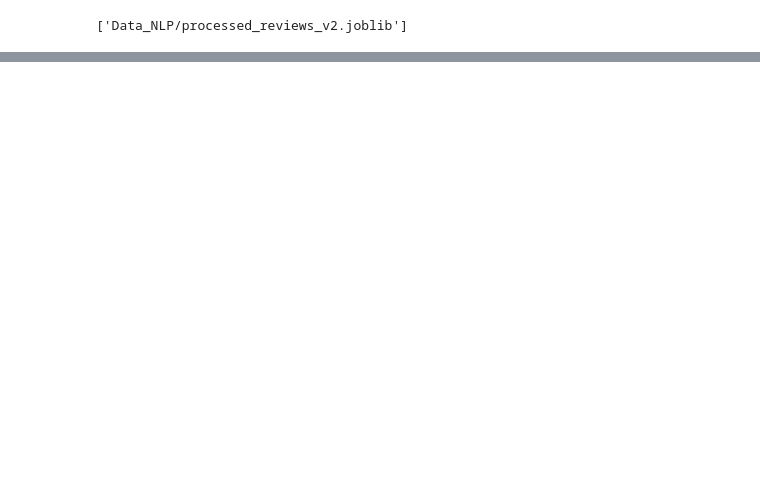
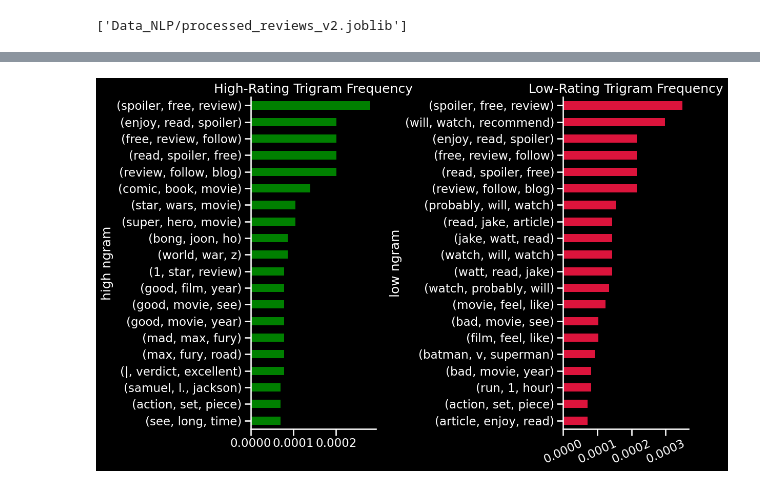
Before and after one commit to carlolopez03/IMDB-Movie-Prediction, a Jupyter notebook: Part5.ipynb, the cells around one changed output, grey strips where cells are left out. Cells and saved outputs as stored; diff of their text form; code cells hidden in the pictures; blank space fills up the shorter version.

```diff
--- a/Part5.ipynb
+++ b/Part5.ipynb
@@ -273,0 +530,16 @@ fig.suptitle("Comparing Bigrams", y=1.05, fontsize="xx-large");
+# %%
+## Calculate high-rating trigram scores
+high_ngram_scores = high_finder.score_ngrams(measures.raw_freq)
+# Save as a dataframe
+high_ngram_scores_df = pd.DataFrame(high_ngram_scores, columns=['high ngram', 'high score'])
+
+
+
+## Calculate low-rating ngram scores
+low_ngram_scores = low_finder.score_ngrams(measures.raw_freq)
+# Save as a dataframe
+low_ngram_scores_df = pd.DataFrame(low_ngram_scores, columns=['low ngram', 'low score'])
+
+
+## Display the frequency scores
+display(high_ngram_scores_df.head(10),low_ngram_scores_df.head(10))
@@ -273,0 +569,31 @@ fig.suptitle("Comparing Bigrams", y=1.05, fontsize="xx-large");
+# %%
+def plot_group_ngrams( low_ngram_scores, high_ngram_scores,
+                       plot_col_low="low score",top_n=20,
+                      plot_col_high="high score",figsize=(12, 8),):
+    # Get top n ngrams for both groups (set index for easier pandas plotting)
+    top_n_ngrams_high = high_ngram_scores.set_index("high ngram").head(top_n)
+    top_n_ngrams_low = low_ngram_scores.set_index("low ngram").head(top_n)
+
+    ## Plot the ngram frequencies
+    fig, axes = plt.subplots(ncols=2, figsize=figsize)
+    plt.xticks(rotation = 25)
+    #
+    top_n_ngrams_high[plot_col_high].sort_values().plot(
+        kind="barh", title="High-Rating Trigram Frequency", ax=axes[0], color="green"
+    )
+
+    top_n_ngrams_low[plot_col_low].sort_values().plot(
+        kind="barh", title="Low-Rating Trigram Frequency", color="crimson", ax=axes[1]
+    )
+    for ax in axes:
+        ax.spines["top"].set_visible(False)  # Remove the top spine
+        ax.spines["right"].set_visible(False)  # Remove the right spine
+
+    fig.tight_layout()
+    return fig
+# %%
+with plt.style.context(['dark_background',]):
+    with sns.plotting_context("talk"):
+        fig = plot_group_ngrams(low_ngram_scores_df, high_ngram_scores_df)
+# %% [output]
+[figure, added]
```
Also changed, not shown: parts of 38 cells of this notebook, 3 other files.
